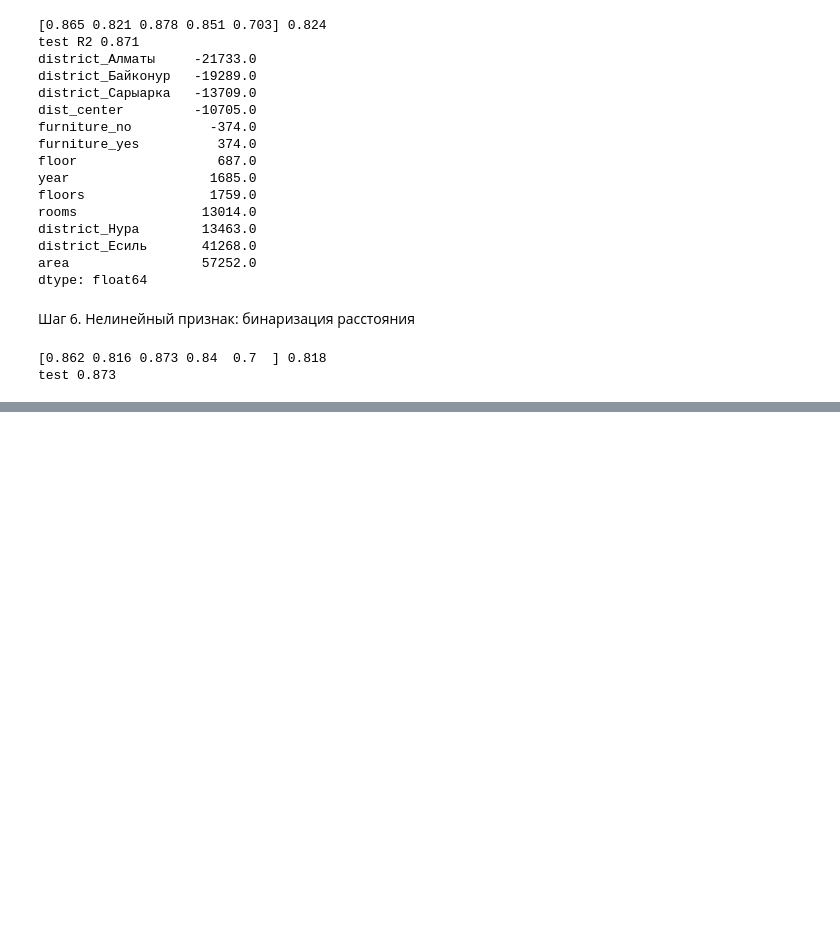
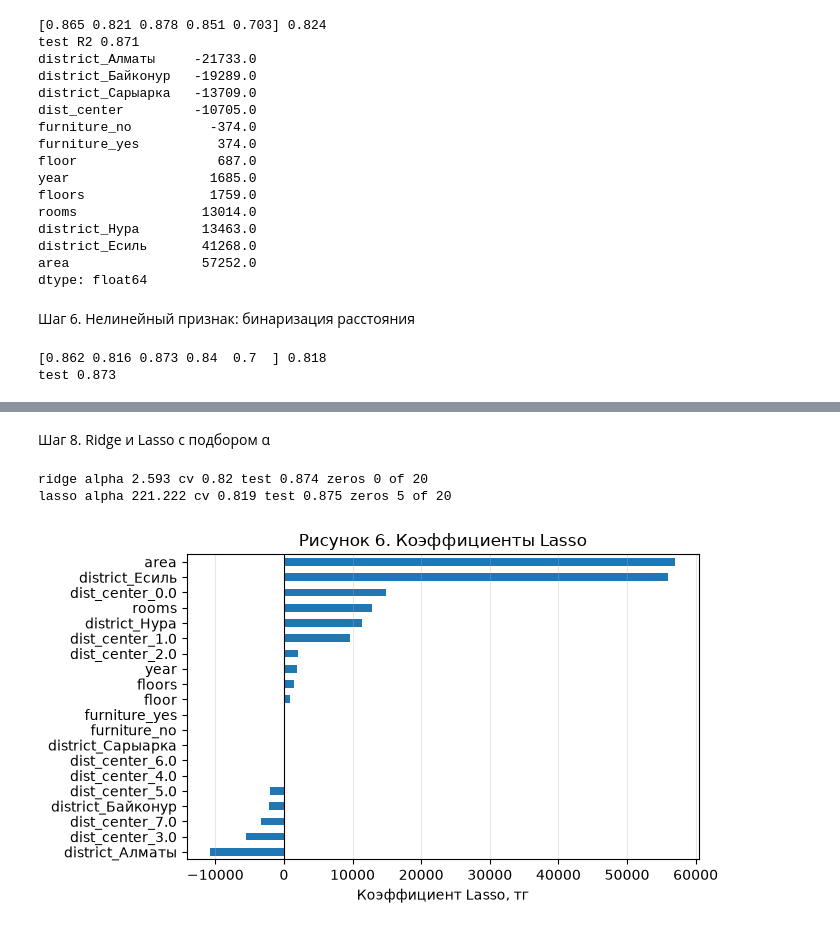
Before and after one commit to MalikovNurdaulet/PAD-Lab8, a Jupyter notebook: notebooks/lab8.ipynb, the cells around one changed output, grey strips where cells are left out. Saved outputs shown, nothing was run; the diff lists cells and outputs as text; code cells hidden in the pictures; blank space fills up the shorter version.

```diff
--- a/notebooks/lab8.ipynb
+++ b/notebooks/lab8.ipynb
@@ -125,0 +227,35 @@ test 0.873
+# %% [markdown]
+Шаг 8. Ridge и Lasso с подбором α
+# %%
+from sklearn.linear_model import RidgeCV, LassoCV
+import matplotlib.pyplot as plt
+
+regs = {
+    "ridge": RidgeCV(alphas=np.logspace(-2, 3, 30)),
+    "lasso": LassoCV(alphas=np.logspace(0, 4, 30), cv=5,
+                     random_state=42, max_iter=50000),
+}
+for name, reg in regs.items():
+    m = make_pipeline(make_prep_bins(), reg)
+    cv = cross_val_score(m, X_train, y_train, cv=5, scoring="r2").mean()
+    m.fit(X_train, y_train)
+    zeros = int((np.abs(m[-1].coef_) < 1e-6).sum())
+    print(name, "alpha", round(m[-1].alpha_, 3), "cv", cv.round(3),
+          "test", round(m.score(X_test, y_test), 3),
+          "zeros", zeros, "of", len(m[-1].coef_))
+lasso = m   # последняя модель цикла — Lasso
+
+names = [n.split("__")[1] for n in lasso[:-1].get_feature_names_out()]
+coefs = pd.Series(lasso[-1].coef_, index=names)
+plt.figure(figsize=(7, 4))
+coefs.sort_values().plot(kind="barh")
+plt.axvline(0, color="black", linewidth=0.8)
+plt.xlabel("Коэффициент Lasso, тг")
+plt.title("Рисунок 6. Коэффициенты Lasso")
+plt.grid(axis="x", alpha=0.3)
+plt.tight_layout()
+plt.show()
+# %% [output]
+ridge alpha 2.593 cv 0.82 test 0.874 zeros 0 of 20
+lasso alpha 221.222 cv 0.819 test 0.875 zeros 5 of 20
+[figure, added]
```
Also changed, not shown: parts of 5 cells of this notebook.
